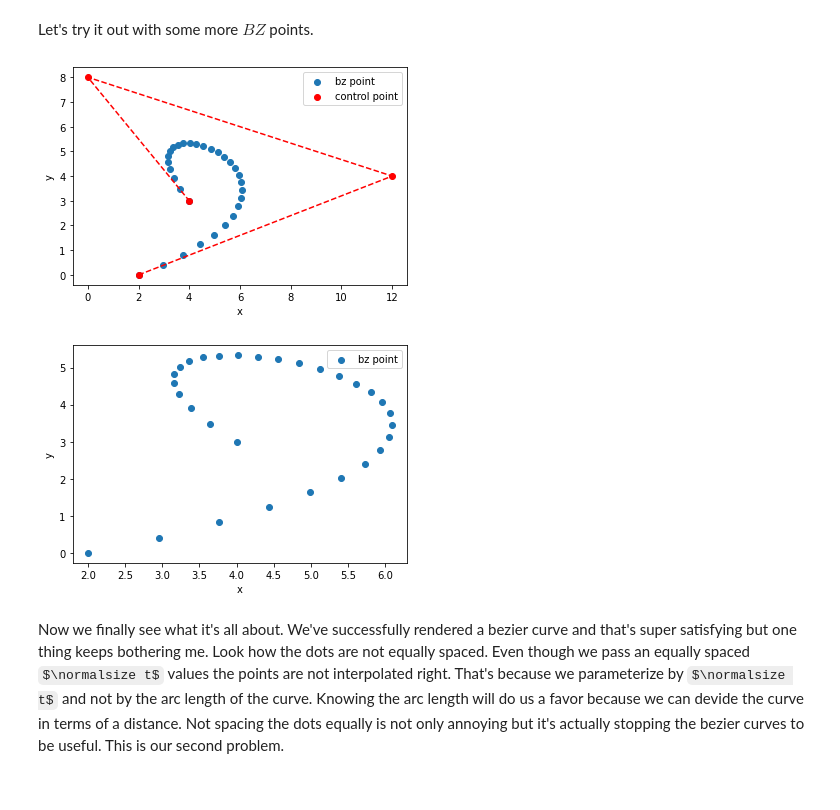
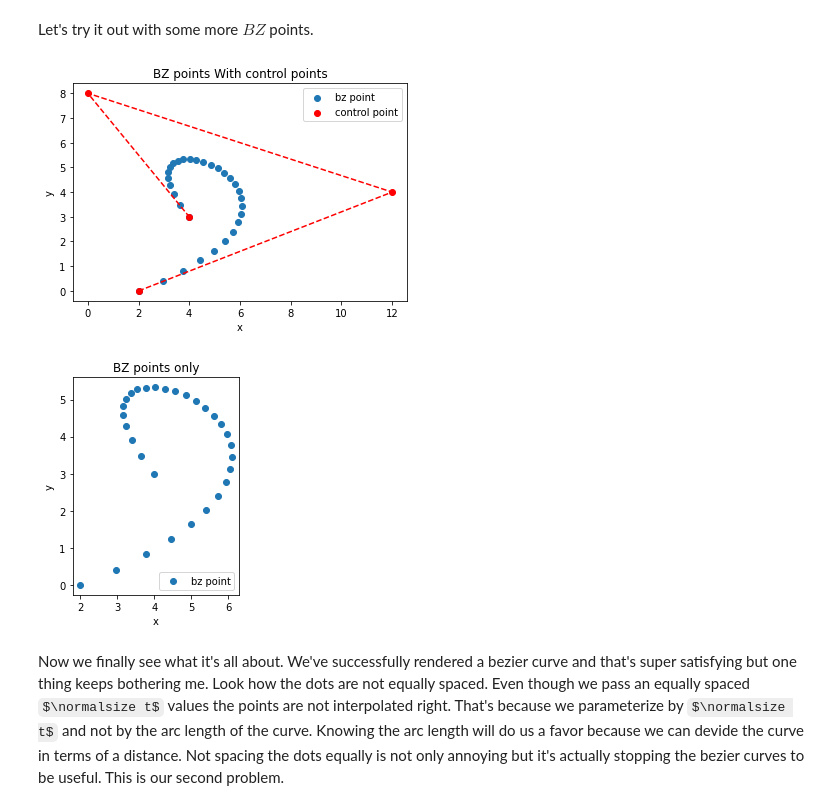
Before and after one commit to alexcvetanov4445/BezierCurves, a Jupyter notebook: BezierCurves.ipynb, the cells around one changed output. Saved outputs shown, nothing was run; the diff lists cells and outputs as text; code cells hidden in the pictures; some formulas as TeX source.

```diff
--- a/BezierCurves.ipynb
+++ b/BezierCurves.ipynb
@@ -173,7 +174,7 @@ array([[2.      , 0.      ],
 # %% [markdown]
 That's it! We have the points of the curve. This means that we can plot it. I've created this simple plot function which takes the control points and our fresh new $BZ$ points. It has the input parameter `cp_lines` which allows us to hide the control points and the lines connecting them, leaving only the curve. There are a couple more parameters which we will not use, except in the section "Playing around".
 # %%
-def plot_bezier_coordinates(control_points, bz_points, cp_lines = True, xlim = None, ylim = None, equal_aspect = False):
+def plot_bezier_coordinates(control_points, bz_points, cp_lines = True, xlim = None, ylim = None, equal_aspect = False, title = None):
     """
     Plots a Bezier curve points and optionally the control points with the connecting lines.
     Arguments:
@@ -183,6 +184,7 @@ def plot_bezier_coordinates(control_points, bz_points, cp_lines = True, xlim = N
         xlim: defines the x limits. Numpy array with coordinates in format [left, right]
         ylim: defines the y limits. Numpy array with coordinates in format [left, right]
         equal_aspect: boolean defining if the aspect ratio should be equal for x and y. A boolean with default value - False
+        title: string setting the title of the plot. Defaults to None
     """
     x_bz = bz_points[:,0]
     y_bz = bz_points[:,1]
@@ -200,6 +202,9 @@ def plot_bezier_coordinates(control_points, bz_points, cp_lines = True, xlim = N
     if ylim != None:
         plt.ylim(ylim[0], ylim[1])
 
+    if title != None:
+        plt.title(title)
+
     if equal_aspect:
         plt.gca().set_aspect('equal', adjustable='box')
 
@@ -212,11 +217,11 @@ def plot_bezier_coordinates(control_points, bz_points, cp_lines = True, xlim = N
 Let's try it out with some more $BZ$ points.
 # %%
 bz_points = bezier_curve_equal_t_points(points, 30)
-plot_bezier_coordinates(points, bz_points)
-plot_bezier_coordinates(points, bz_points, False)
+plot_bezier_coordinates(points, bz_points, title="BZ points With control points")
+plot_bezier_coordinates(points, bz_points, cp_lines=False, equal_aspect=True, title="BZ points only")
 # %% [output]
-[figure, old version]
+[figure, new version]
-[figure, old version]
+[figure, new version]
 # %% [markdown]
 Now we finally see what it's all about. We've successfully rendered a bezier curve and that's super satisfying but one thing keeps bothering me. Look how the dots are not equally spaced. Even though we pass an equally spaced $\normalsize t$ values the points are not interpolated right. That's because we parameterize by $\normalsize t$ and not by the arc length of the curve. Knowing the arc length will do us a favor because we can devide the curve in terms of a distance. Not spacing the dots equally is not only annoying but it's actually stopping the bezier curves to be useful. This is our second problem.
 # %% [markdown]
```
Also changed, not shown: parts of 17 cells of this notebook.
